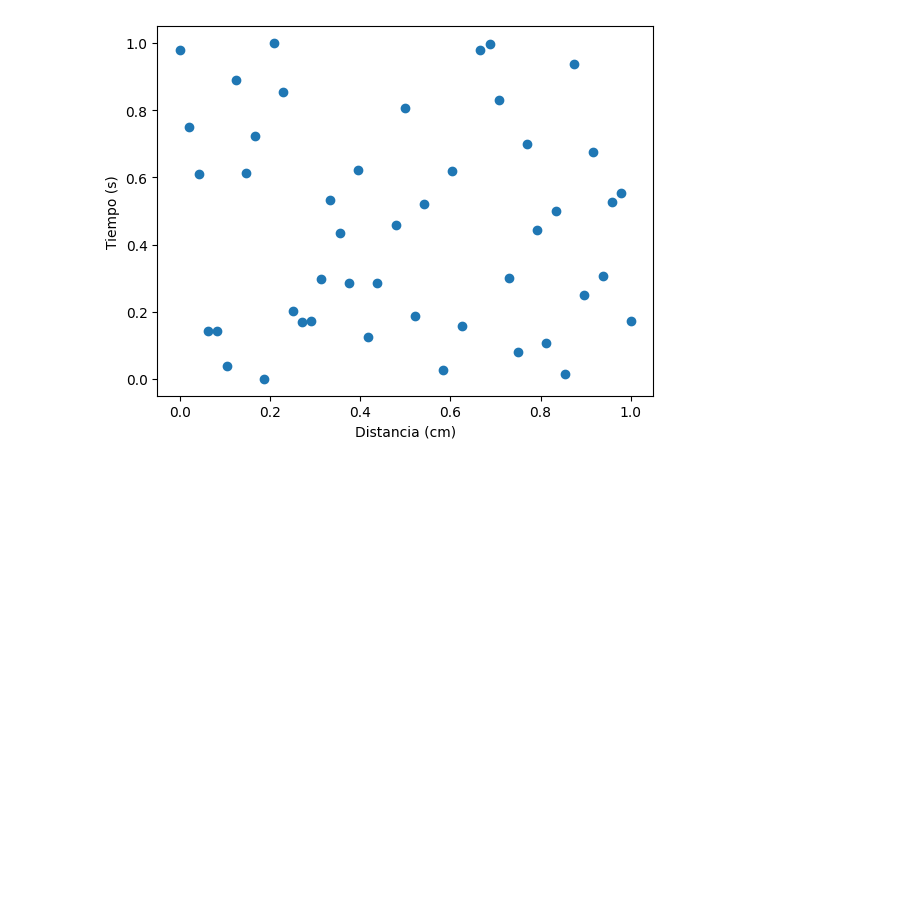
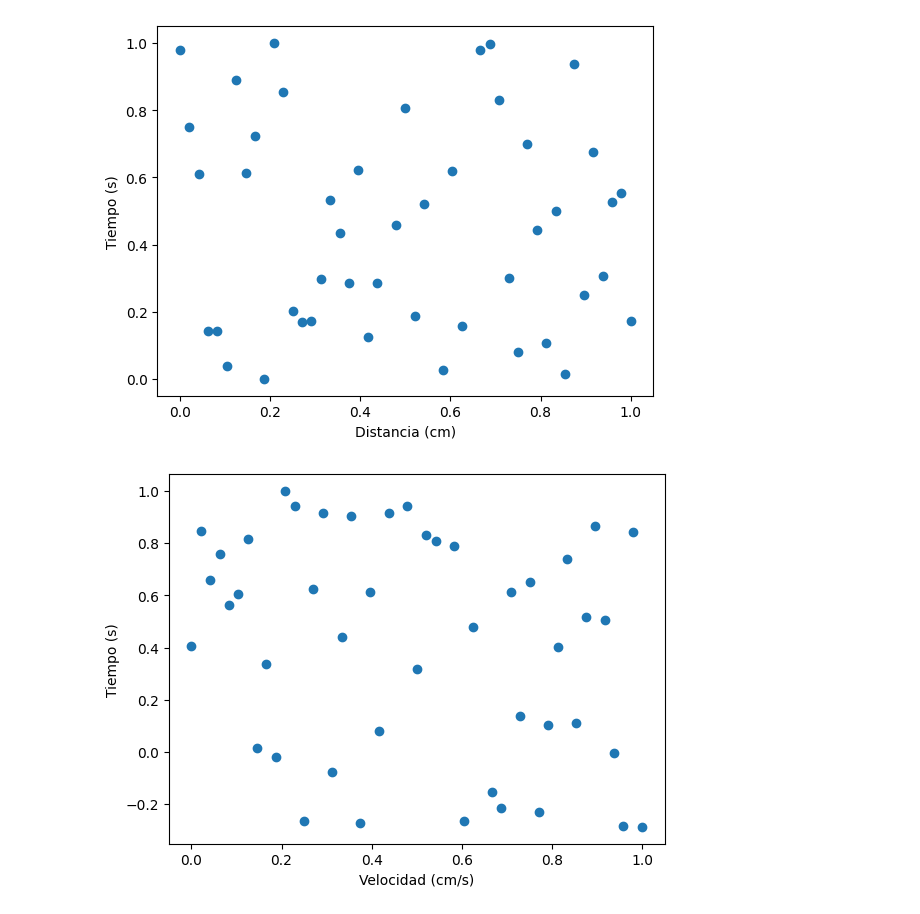
Before and after one commit to haroldyosef/IA_Proyectos, a Jupyter notebook: Actividades/AF5_Procesamiento_de_datos.ipynb, the cells around one changed output. Drawn from its saved outputs; the diff is of its cells as text; code cells hidden in the pictures; blank space fills up the shorter version.

```diff
--- a/Actividades/AF5_Procesamiento_de_datos.ipynb
+++ b/Actividades/AF5_Procesamiento_de_datos.ipynb
@@ -121,3 +121,13 @@ plt.xlabel('Distancia (cm)')
 plt.show()
 # %% [output]
 [figure]
+# %%
+x = Tiem_Norm
+y = Vel_Norm
+
+plt.plot(x, y, 'o', label='Velocidad')
+plt.ylabel('Tiempo (s)')
+plt.xlabel('Velocidad (cm/s)')
+plt.show()
+# %% [output]
+[figure, added]
```
Also changed, not shown: parts of 1 cell of this notebook.
